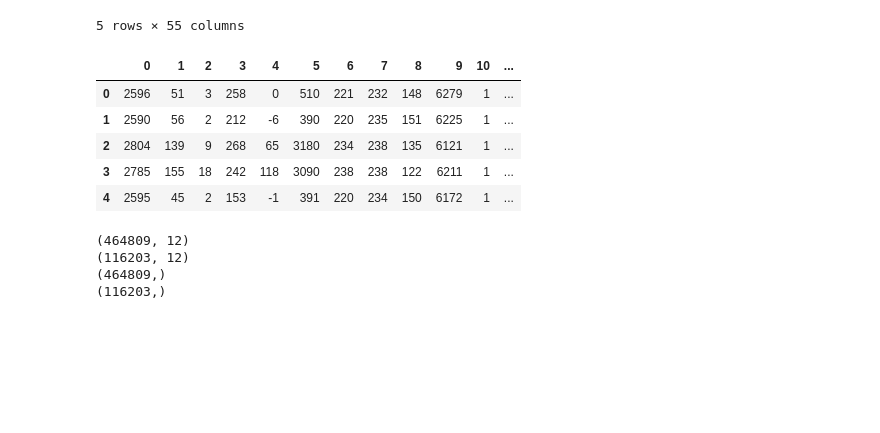
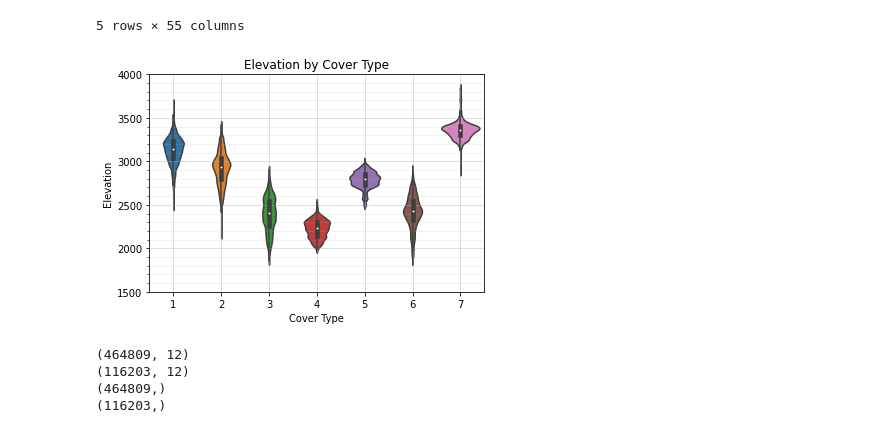
Before and after one commit to filnow/forest-cover, a Jupyter notebook: notes.ipynb, the cells around one changed output. Saved outputs shown, nothing was run; the diff lists cells and outputs as text; code cells hidden in the pictures; blank space fills up the shorter version.

```diff
--- a/notes.ipynb
+++ b/notes.ipynb
@@ -15,3 +16,30 @@ data.head()
 | 3 | 2785 | 155 | 18 | 242 | 118 | 3090 | 238 | 238 | 122 | 6211 | ... | ... |
 | 4 | 2595 | 45 | 2 | 153 | -1 | 391 | 220 | 234 | 150 | 6172 | ... | ... |
 5 rows × 55 columns
+# %%
+elevation_data = data.iloc[:, 0]
+cover_type_data = data.iloc[:, -1]
+
+fig = plt.figure()
+ax = fig.add_subplot(1, 1, 1)
+sns.violinplot(x=cover_type_data, y=elevation_data)
+
+major_ticks = np.arange(1500, 4001, 500)
+minor_ticks = np.arange(1500, 4001, 100)
+
+ax.set_yticks(major_ticks)
+ax.set_yticks(minor_ticks, minor=True)
+
+# And a corresponding grid
+ax.grid(which='both')
+
+# Or if you want different settings for the grids:
+ax.grid(which='minor', alpha=0.2)
+ax.grid(which='major', alpha=0.5)
+
+plt.xlabel('Cover Type')
+plt.ylabel('Elevation')
+plt.title('Elevation by Cover Type')
+plt.savefig('./assets/elevation_by_cover_type.png', facecolor='white')
+# %% [output]
+[figure, added]
@@ -28,15 +82,6 @@ data['11'] = soil_types.idxmax(axis=1)
 
 
 data = data.drop(columns=data.columns[10:55])
-
-data.head()
-# %% [output]
-|  | 0 | 1 | 2 | 3 | 4 | 5 | 6 | 7 | 8 | 9 | 10 | ... |
-| 0 | 2596 | 51 | 3 | 258 | 0 | 510 | 221 | 232 | 148 | 6279 | 1 | ... |
-| 1 | 2590 | 56 | 2 | 212 | -6 | 390 | 220 | 235 | 151 | 6225 | 1 | ... |
-| 2 | 2804 | 139 | 9 | 268 | 65 | 3180 | 234 | 238 | 135 | 6121 | 1 | ... |
-| 3 | 2785 | 155 | 18 | 242 | 118 | 3090 | 238 | 238 | 122 | 6211 | 1 | ... |
-| 4 | 2595 | 45 | 2 | 153 | -1 | 391 | 220 | 234 | 150 | 6172 | 1 | ... |
 # %%
 X = data
 
```
Also changed, not shown: parts of 6 cells of this notebook, 12 other files.
